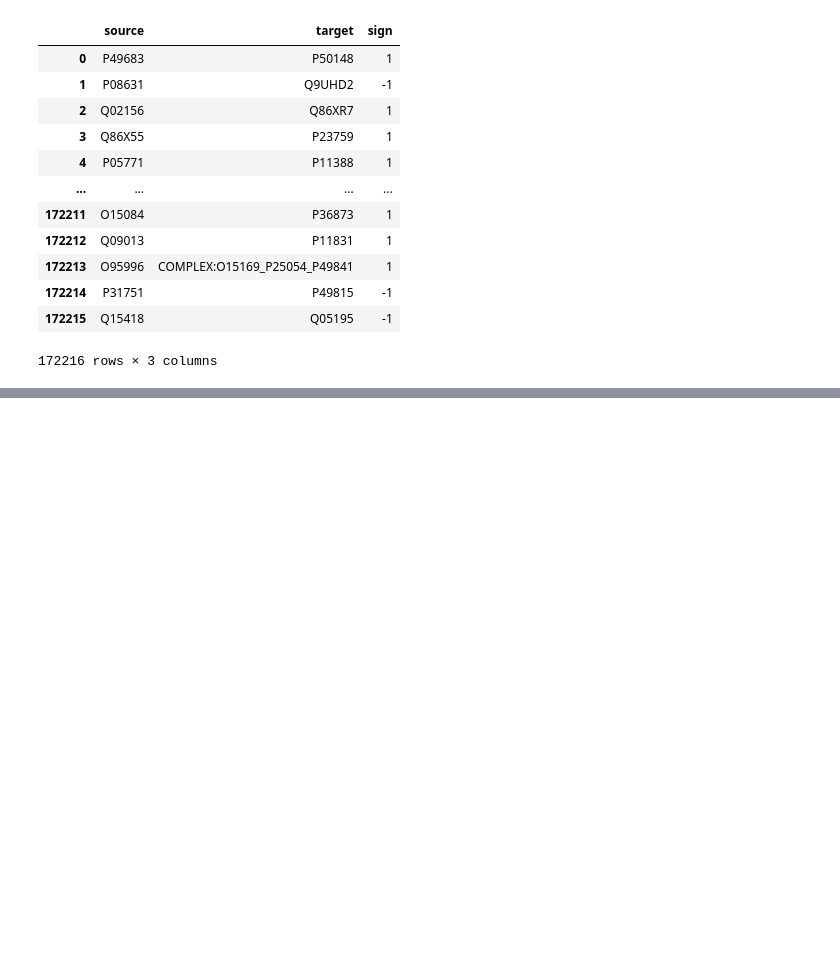
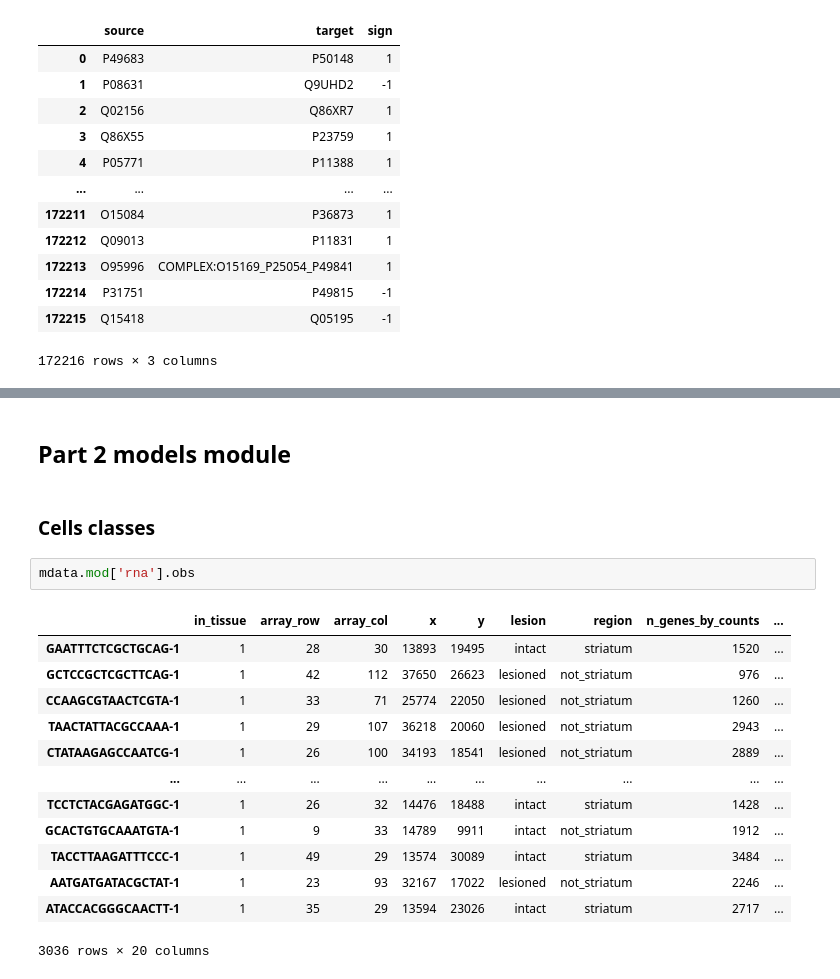
Before and after one commit to maxi7524/project_computational_biology_initial_conditions_pymyboss, a Jupyter notebook: resources/notebooks/development/pipeline_experimental.ipynb, the cells around one changed output, grey strips where cells are left out. Cells and saved outputs as stored; diff of their text form; blank space fills up the shorter version.

```diff
--- a/resources/notebooks/development/pipeline_experimental.ipynb
+++ b/resources/notebooks/development/pipeline_experimental.ipynb
@@ -143 +136,21 @@ mdata.uns['intercellular_metadata_df']
 409 rows × 56 columns
+# %% [markdown]
+## Part 2 models module
+# %% [markdown]
+### Cells classes
+# %%
+mdata.mod['rna'].obs
+# %% [output]
+|  | in_tissue | array_row | array_col | x | y | lesion | region | n_genes_by_counts | ... |
+| GAATTTCTCGCTGCAG-1 | 1 | 28 | 30 | 13893 | 19495 | intact | striatum | 1520 | ... |
+| GCTCCGCTCGCTTCAG-1 | 1 | 42 | 112 | 37650 | 26623 | lesioned | not_striatum | 976 | ... |
+| CCAAGCGTAACTCGTA-1 | 1 | 33 | 71 | 25774 | 22050 | lesioned | not_striatum | 1260 | ... |
+| TAACTATTACGCCAAA-1 | 1 | 29 | 107 | 36218 | 20060 | lesioned | not_striatum | 2943 | ... |
+| CTATAAGAGCCAATCG-1 | 1 | 26 | 100 | 34193 | 18541 | lesioned | not_striatum | 2889 | ... |
+| ... | ... | ... | ... | ... | ... | ... | ... | ... | ... |
+| TCCTCTACGAGATGGC-1 | 1 | 26 | 32 | 14476 | 18488 | intact | striatum | 1428 | ... |
+| GCACTGTGCAAATGTA-1 | 1 | 9 | 33 | 14789 | 9911 | intact | not_striatum | 1912 | ... |
+| TACCTTAAGATTTCCC-1 | 1 | 49 | 29 | 13574 | 30089 | intact | striatum | 3484 | ... |
+| AATGATGATACGCTAT-1 | 1 | 23 | 93 | 32167 | 17022 | lesioned | not_striatum | 2246 | ... |
+| ATACCACGGGCAACTT-1 | 1 | 35 | 29 | 13594 | 23026 | intact | striatum | 2717 | ... |
+3036 rows × 20 columns
```
Also changed, not shown: parts of 4 cells of this notebook, 3 other files.
